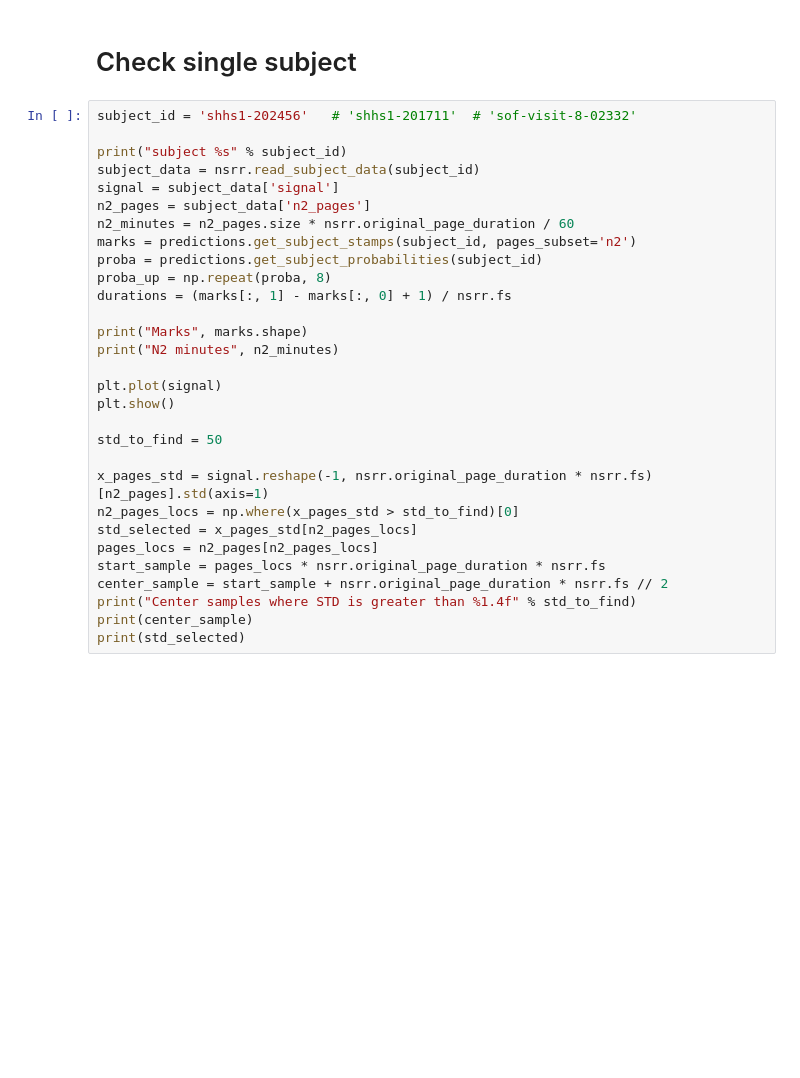
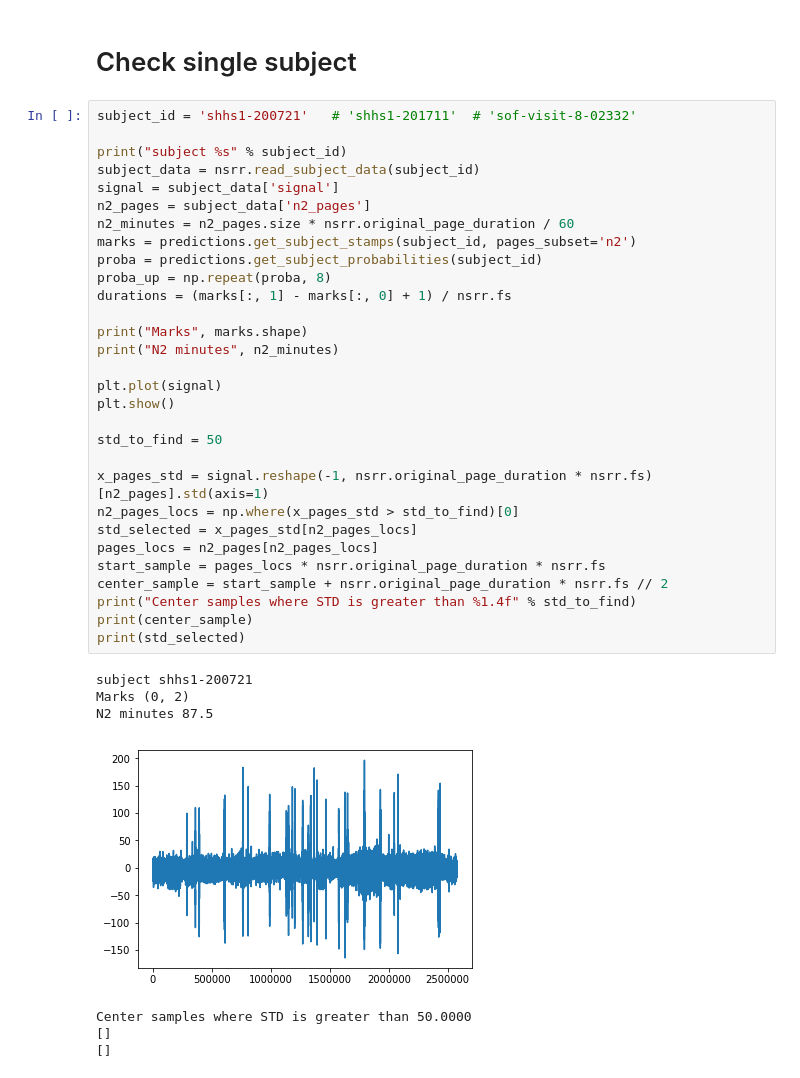
Before and after one commit to nicolasigor/sleep-rnn, a Jupyter notebook: figs_thesis/2021_eda_nsrr_page_exclusion.ipynb, the cells around one changed output. Saved outputs shown, nothing was run; the diff lists cells and outputs as text; blank space fills up the shorter version.

```diff
--- a/figs_thesis/2021_eda_nsrr_page_exclusion.ipynb
+++ b/figs_thesis/2021_eda_nsrr_page_exclusion.ipynb
@@ -593,35 +651,43 @@ print("Percentage kept: %1.4f" % (100 * spectra_filt.shape[0] / all_p_avg.shape[
 # %% [markdown]
 # Check single subject
 # %%
-subject_id = 'shhs1-202456'   # 'shhs1-201711'  # 'sof-visit-8-02332'
+subject_id = 'shhs1-200721'   # 'shhs1-201711'  # 'sof-visit-8-02332'
 
 print("subject %s" % subject_id)
 subject_data = nsrr.read_subject_data(subject_id)
 signal = subject_data['signal']
 n2_pages = subject_data['n2_pages']
 n2_minutes = n2_pages.size * nsrr.original_page_duration / 60
 marks = predictions.get_subject_stamps(subject_id, pages_subset='n2')
 proba = predictions.get_subject_probabilities(subject_id)
 proba_up = np.repeat(proba, 8)
 durations = (marks[:, 1] - marks[:, 0] + 1) / nsrr.fs
 
 print("Marks", marks.shape)
 print("N2 minutes", n2_minutes)
 
 plt.plot(signal)
 plt.show()
 
 std_to_find = 50
 
 x_pages_std = signal.reshape(-1, nsrr.original_page_duration * nsrr.fs)[n2_pages].std(axis=1)
 n2_pages_locs = np.where(x_pages_std > std_to_find)[0]
 std_selected = x_pages_std[n2_pages_locs]
 pages_locs = n2_pages[n2_pages_locs]
 start_sample = pages_locs * nsrr.original_page_duration * nsrr.fs
 center_sample = start_sample + nsrr.original_page_duration * nsrr.fs // 2
 print("Center samples where STD is greater than %1.4f" % std_to_find)
 print(center_sample)
 print(std_selected)
+# %% [output]
+subject shhs1-200721
+Marks (0, 2)
+N2 minutes 87.5
+[figure, added]
+Center samples where STD is greater than 50.0000
+[]
+[]
 # %%
 # mark_selected = marks[5]
 
```
Also changed, not shown: parts of 7 cells of this notebook.
